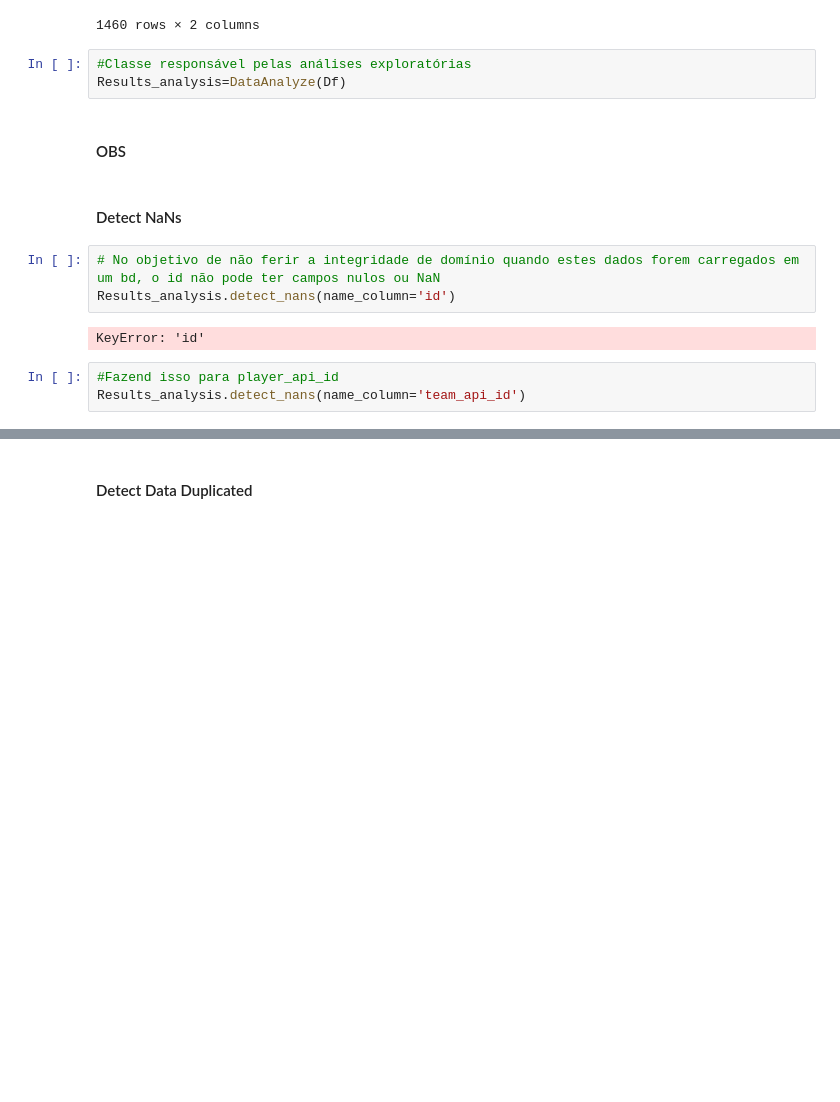
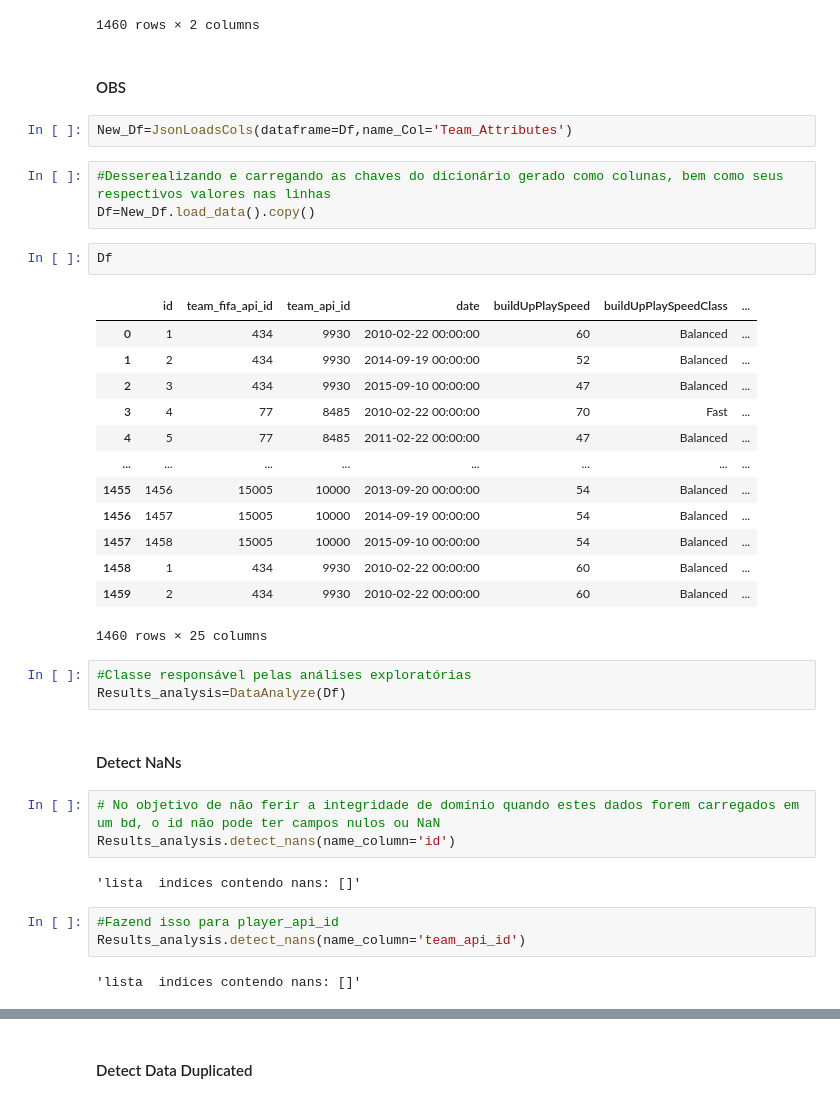
Before and after one commit to alessandrogums/ETL-Data-FIFA, a Jupyter notebook: script_Team_attributes.ipynb, the cells around one changed output, grey strips where cells are left out. Cells and saved outputs as stored; diff of their text form; blank space fills up the shorter version.

```diff
--- a/script_Team_attributes.ipynb
+++ b/script_Team_attributes.ipynb
@@ -33,21 +34,44 @@ Df
 | 1458 | 1458 | {"id": "1", "team_fifa_api_id": "... |
 | 1459 | 1459 | {"id": "2", "team_fifa_api_id": "... |
 1460 rows × 2 columns
+# %% [markdown]
+#### OBS
+# %%
+New_Df=JsonLoadsCols(dataframe=Df,name_Col='Team_Attributes')
+# %%
+#Desserealizando e carregando as chaves do dicionário gerado como colunas, bem como seus respectivos valores nas linhas
+Df=New_Df.load_data().copy()
+# %%
+Df
+# %% [output]
+|  | id | team_fifa_api_id | team_api_id | date | buildUpPlaySpeed | buildUpPlaySpeedClass | ... |
+| 0 | 1 | 434 | 9930 | 2010-02-22 00:00:00 | 60 | Balanced | ... |
+| 1 | 2 | 434 | 9930 | 2014-09-19 00:00:00 | 52 | Balanced | ... |
+| 2 | 3 | 434 | 9930 | 2015-09-10 00:00:00 | 47 | Balanced | ... |
+| 3 | 4 | 77 | 8485 | 2010-02-22 00:00:00 | 70 | Fast | ... |
+| 4 | 5 | 77 | 8485 | 2011-02-22 00:00:00 | 47 | Balanced | ... |
+| ... | ... | ... | ... | ... | ... | ... | ... |
+| 1455 | 1456 | 15005 | 10000 | 2013-09-20 00:00:00 | 54 | Balanced | ... |
+| 1456 | 1457 | 15005 | 10000 | 2014-09-19 00:00:00 | 54 | Balanced | ... |
+| 1457 | 1458 | 15005 | 10000 | 2015-09-10 00:00:00 | 54 | Balanced | ... |
+| 1458 | 1 | 434 | 9930 | 2010-02-22 00:00:00 | 60 | Balanced | ... |
+| 1459 | 2 | 434 | 9930 | 2010-02-22 00:00:00 | 60 | Balanced | ... |
+1460 rows × 25 columns
 # %%
 #Classe responsável pelas análises exploratórias
 Results_analysis=DataAnalyze(Df)
-# %% [markdown]
-#### OBS
 # %% [markdown]
 #### Detect NaNs
 # %%
 # No objetivo de não ferir a integridade de domínio quando estes dados forem carregados em um bd, o id não pode ter campos nulos ou NaN
 Results_analysis.detect_nans(name_column='id')
 # %% [output]
-KeyError: 'id'
+'lista  indices contendo nans: []'
 # %%
 #Fazend isso para player_api_id
 Results_analysis.detect_nans(name_column='team_api_id')
+# %% [output]
+'lista  indices contendo nans: []'
 # %%
 #Fazend isso para player_fifa_api_id
 Results_analysis.detect_nans(name_column='team_fifa_api_id')
```
Also changed, not shown: parts of 13 cells of this notebook, 1 other file.
